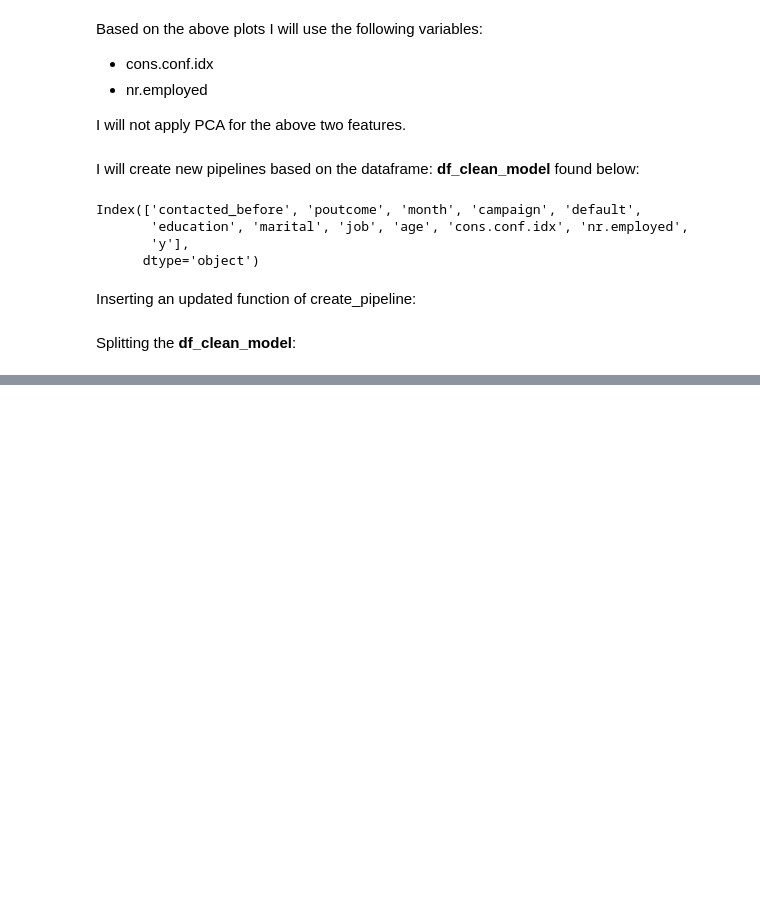
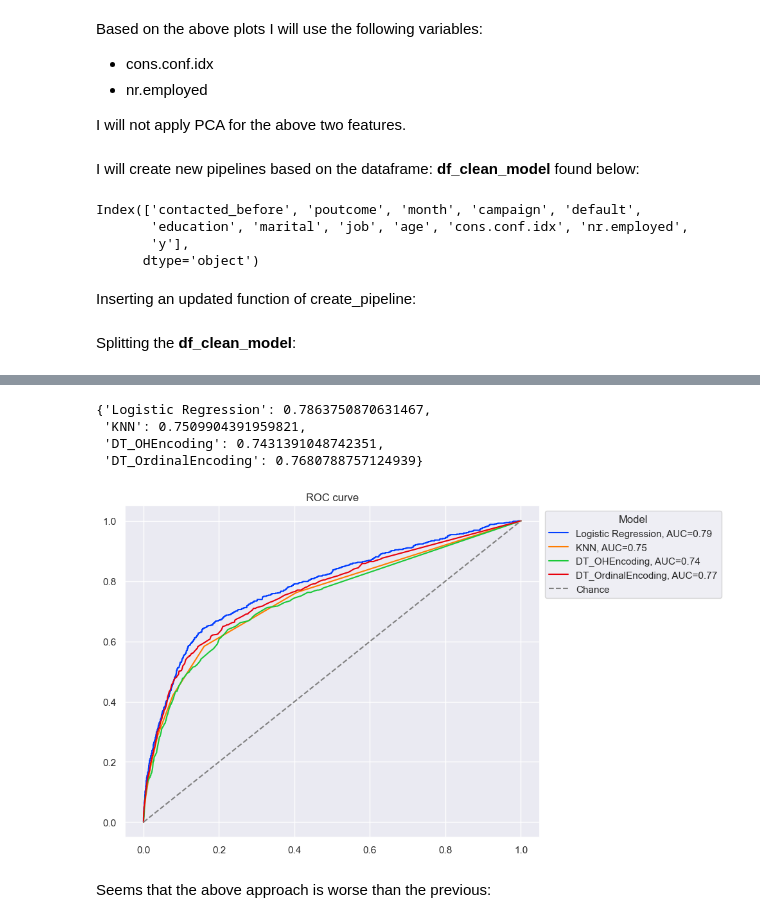
Before and after one commit to vtsou359/BankMarketing_ComparingClassifiers, a Jupyter notebook: bank_marketing.ipynb, the cells around one changed output, grey strips where cells are left out. Cells and saved outputs as stored; diff of their text form; code cells hidden in the pictures; blank space fills up the shorter version.

```diff
--- a/bank_marketing.ipynb
+++ b/bank_marketing.ipynb
@@ -1787,0 +1768,22 @@ Pipeline(steps=[('preprocessor',
+# %%
+# Define the target variable and the feature matrix
+y = df_clean_model['y']
+X = df_clean_model.drop('y', axis=1)
+
+# Split the data into training and test sets
+X_train, X_test, y_train, y_test = train_test_split(X, y, test_size=0.2, random_state=42, stratify=y)
+
+print('Checks:\n')
+print(X_train.columns)
+
+# Compute counts in original data
+original_counts = y.value_counts()
+print('Original data:\n', original_counts)
+
+# Compute counts in training set
+training_counts = y_train.value_counts()
+print('\nTraining set:\n', training_counts)
+
+# Compute counts in test set
+test_counts = y_test.value_counts()
+print('\nTest set:\n', test_counts)
@@ -1787,0 +1943,30 @@ Pipeline(steps=[('preprocessor',
+# %%
+grid_models = \
+    [
+        grid_LR_v2.best_estimator_ ,
+        grid_KNN_v2.best_estimator_,
+        grid_DT_OH_v2.best_estimator_ ,
+        grid_DT_Ord_v2.best_estimator_,
+    ]
+
+grid_models_names = \
+    [
+        'Logistic Regression',
+        'KNN',
+        'DT_OHEncoding',
+        'DT_OrdinalEncoding'
+    ]
+
+plot_roc_curves(models = grid_models,
+                model_names = grid_models_names,
+                X_test = X_test,
+                y_test = y_test
+                )
+# %% [output]
+{'Logistic Regression': 0.7863750870631467,
+ 'KNN': 0.7509904391959821,
+ 'DT_OHEncoding': 0.7431391048742351,
+ 'DT_OrdinalEncoding': 0.7680788757124939}
+[figure, added]
+# %% [markdown]
+Seems that the above approach is worse than the previous:
```
Also changed, not shown: parts of 11 cells of this notebook.
